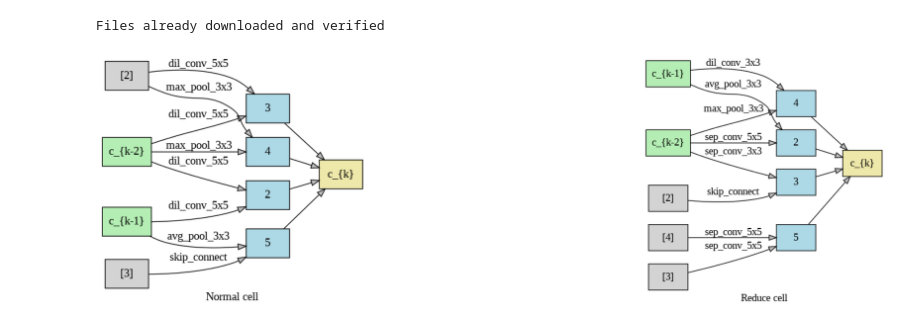
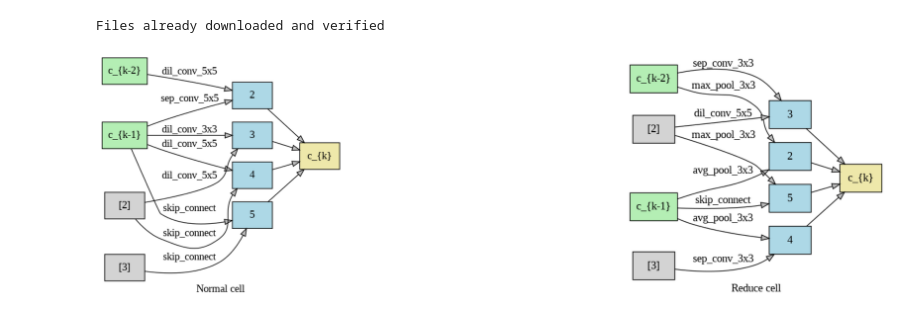
Before and after one commit to intsystems/predicator-function-for-neural-networks, a Jupyter notebook: code/train_models.ipynb, the cells around one changed output. Drawn from its saved outputs; the diff is of its cells as text; code cells hidden in the pictures.

Commit message:
modify train_models to train best models from surrogate functions prediction

```diff
--- a/code/train_models.ipynb
+++ b/code/train_models.ipynb
@@ -80,3 +56,19 @@ arch_dicts = load_arch_dicts('/kaggle/input/model-architectures/arch_dicts.json'
+# %%
+def load_json_from_directory(directory_path):
+    json_data = []
+    for root, _, files in os.walk(directory_path):
+        for file in files:
+            if file.endswith('.json'):
+                file_path = os.path.join(root, file)
+                with open(file_path, 'r', encoding='utf-8') as f:
+                    try:
+                        data = json.load(f)
+                        json_data.append(data)
+                    except json.JSONDecodeError as e:
+                        print(f"Error decoding JSON from file {file_path}: {e}")
+    return json_data
+
+arch_dicts = load_json_from_directory('/kaggle/input/second-dataset/best_models/')
 # %%
 def plot_single_cell(arch_dict, cell_name):
     g = graphviz.Digraph(
@@ -132,9 +124,9 @@ def plot_cells(arch_dict, cell_names):
 
     plt.show()
 # %%
-plot_cells(arch_dicts[420], ['normal', 'reduce'])
+plot_cells(arch_dicts[0], ['normal', 'reduce'])
 # %% [output]
-[figure, old version]
+[figure, new version]
 # %%
 def train_model(architecture, train_loader, valid_loader, max_epochs=10, learning_rate=1e-3):
     with model_context(architecture):
```
Also changed, not shown: parts of 7 cells of this notebook.
